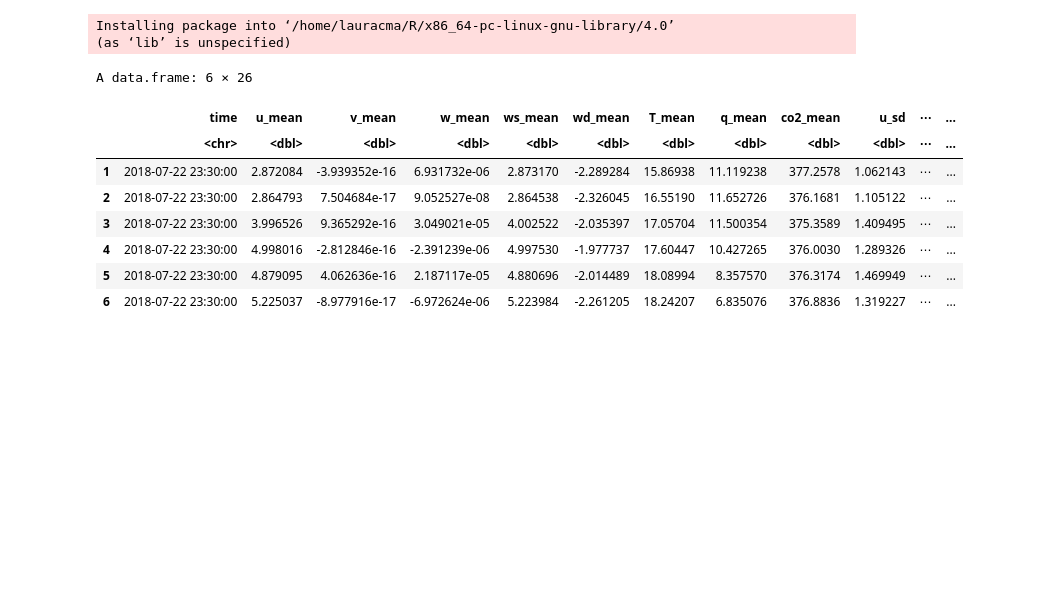
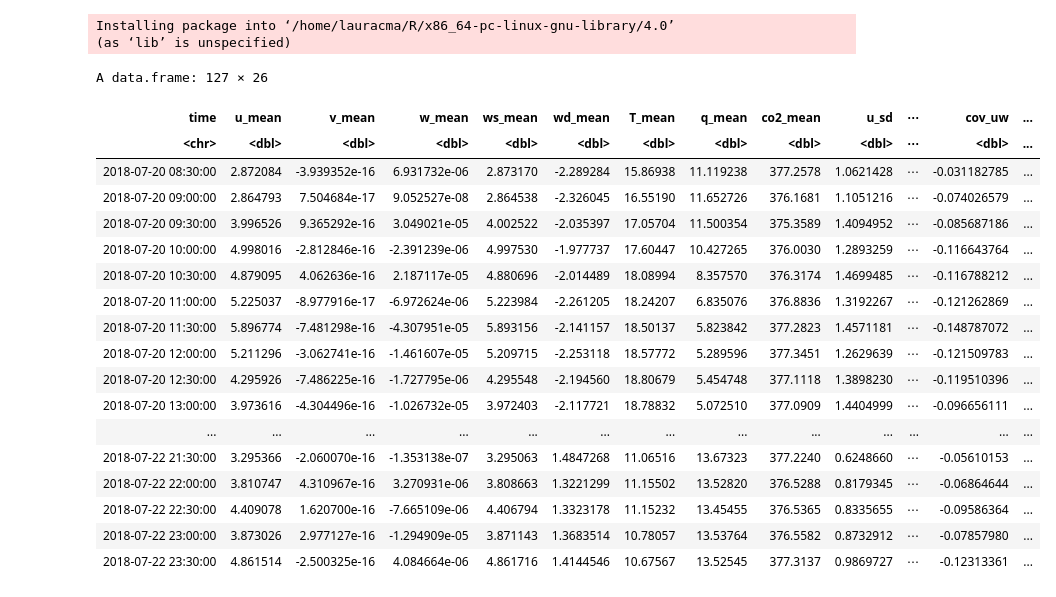
Before and after one commit to noctiluc3nt/ec_analyze, a Jupyter notebook: notebooks/01_postprocessing.ipynb, the cells around one changed output. Saved outputs shown, nothing was run; the diff lists cells and outputs as text; code cells hidden in the pictures; blank space fills up the shorter version.

```diff
--- a/notebooks/01_postprocessing.ipynb
+++ b/notebooks/01_postprocessing.ipynb
@@ -25,7 +25,7 @@ colnames(dat)=var_out
 #postprocessing per file (30 mins)
 for (i in 1:nf) {
     tmp=read.table(files[i],sep=",",header=T)
-    dat$time=tmp$X[1]
+    dat$time[i]=tmp$X[1]
     #despiking
     tmp$T_degC=despiking(tmp$T_degC,-40,30)
     tmp$u_m.s=despiking(tmp$u_m.s,-25,25)
@@ -68,16 +68,26 @@ for (i in 1:nf) {
     dat$flag_distortion[i]=flag_distortion(tmp$u_m.s,tmp$v_m.s,dir_blocked=c(340,360))
 }
 # %%
-head(dat)
+dat
 # %% [output]
-A data.frame: 6 × 26
+A data.frame: 127 × 26
-|  | time | u_mean | v_mean | w_mean | ws_mean | wd_mean | T_mean | q_mean | co2_mean | u_sd | ⋯ | ... |
-|  | <chr> | <dbl> | <dbl> | <dbl> | <dbl> | <dbl> | <dbl> | <dbl> | <dbl> | <dbl> | ⋯ | ... |
-| 1 | 2018-07-22 23:30:00 | 2.872084 | -3.939352e-16 | 6.931732e-06 | 2.873170 | -2.289284 | 15.86938 | 11.119238 | 377.2578 | 1.062143 | ⋯ | ... |
-| 2 | 2018-07-22 23:30:00 | 2.864793 | 7.504684e-17 | 9.052527e-08 | 2.864538 | -2.326045 | 16.55190 | 11.652726 | 376.1681 | 1.105122 | ⋯ | ... |
-| 3 | 2018-07-22 23:30:00 | 3.996526 | 9.365292e-16 | 3.049021e-05 | 4.002522 | -2.035397 | 17.05704 | 11.500354 | 375.3589 | 1.409495 | ⋯ | ... |
-| 4 | 2018-07-22 23:30:00 | 4.998016 | -2.812846e-16 | -2.391239e-06 | 4.997530 | -1.977737 | 17.60447 | 10.427265 | 376.0030 | 1.289326 | ⋯ | ... |
-| 5 | 2018-07-22 23:30:00 | 4.879095 | 4.062636e-16 | 2.187117e-05 | 4.880696 | -2.014489 | 18.08994 | 8.357570 | 376.3174 | 1.469949 | ⋯ | ... |
-| 6 | 2018-07-22 23:30:00 | 5.225037 | -8.977916e-17 | -6.972624e-06 | 5.223984 | -2.261205 | 18.24207 | 6.835076 | 376.8836 | 1.319227 | ⋯ | ... |
+| time | u_mean | v_mean | w_mean | ws_mean | wd_mean | T_mean | q_mean | co2_mean | u_sd | ⋯ | cov_uw | ... |
+| <chr> | <dbl> | <dbl> | <dbl> | <dbl> | <dbl> | <dbl> | <dbl> | <dbl> | <dbl> | ⋯ | <dbl> | ... |
+| 2018-07-20 08:30:00 | 2.872084 | -3.939352e-16 | 6.931732e-06 | 2.873170 | -2.289284 | 15.86938 | 11.119238 | 377.2578 | 1.0621428 | ⋯ | -0.031182785 | ... |
+| 2018-07-20 09:00:00 | 2.864793 | 7.504684e-17 | 9.052527e-08 | 2.864538 | -2.326045 | 16.55190 | 11.652726 | 376.1681 | 1.1051216 | ⋯ | -0.074026579 | ... |
+| 2018-07-20 09:30:00 | 3.996526 | 9.365292e-16 | 3.049021e-05 | 4.002522 | -2.035397 | 17.05704 | 11.500354 | 375.3589 | 1.4094952 | ⋯ | -0.085687186 | ... |
+| 2018-07-20 10:00:00 | 4.998016 | -2.812846e-16 | -2.391239e-06 | 4.997530 | -1.977737 | 17.60447 | 10.427265 | 376.0030 | 1.2893259 | ⋯ | -0.116643764 | ... |
+| 2018-07-20 10:30:00 | 4.879095 | 4.062636e-16 | 2.187117e-05 | 4.880696 | -2.014489 | 18.08994 | 8.357570 | 376.3174 | 1.4699485 | ⋯ | -0.116788212 | ... |
+| 2018-07-20 11:00:00 | 5.225037 | -8.977916e-17 | -6.972624e-06 | 5.223984 | -2.261205 | 18.24207 | 6.835076 | 376.8836 | 1.3192267 | ⋯ | -0.121262869 | ... |
+| 2018-07-20 11:30:00 | 5.896774 | -7.481298e-16 | -4.307951e-05 | 5.893156 | -2.141157 | 18.50137 | 5.823842 | 377.2823 | 1.4571181 | ⋯ | -0.148787072 | ... |
+| 2018-07-20 12:00:00 | 5.211296 | -3.062741e-16 | -1.461607e-05 | 5.209715 | -2.253118 | 18.57772 | 5.289596 | 377.3451 | 1.2629639 | ⋯ | -0.121509783 | ... |
+| 2018-07-20 12:30:00 | 4.295926 | -7.486225e-16 | -1.727795e-06 | 4.295548 | -2.194560 | 18.80679 | 5.454748 | 377.1118 | 1.3898230 | ⋯ | -0.119510396 | ... |
+| 2018-07-20 13:00:00 | 3.973616 | -4.304496e-16 | -1.026732e-05 | 3.972403 | -2.117721 | 18.78832 | 5.072510 | 377.0909 | 1.4404999 | ⋯ | -0.096656111 | ... |
+| ... | ... | ... | ... | ... | ... | ... | ... | ... | ... | ... | ... | ... |
+| 2018-07-22 21:30:00 | 3.295366 | -2.060070e-16 | -1.353138e-07 | 3.295063 | 1.4847268 | 11.06516 | 13.67323 | 377.2240 | 0.6248660 | ⋯ | -0.05610153 | ... |
+| 2018-07-22 22:00:00 | 3.810747 | 4.310967e-16 | 3.270931e-06 | 3.808663 | 1.3221299 | 11.15502 | 13.52820 | 376.5288 | 0.8179345 | ⋯ | -0.06864644 | ... |
+| 2018-07-22 22:30:00 | 4.409078 | 1.620700e-16 | -7.665109e-06 | 4.406794 | 1.3323178 | 11.15232 | 13.45455 | 376.5365 | 0.8335655 | ⋯ | -0.09586364 | ... |
+| 2018-07-22 23:00:00 | 3.873026 | 2.977127e-16 | -1.294909e-05 | 3.871143 | 1.3683514 | 10.78057 | 13.53764 | 376.5582 | 0.8732912 | ⋯ | -0.07857980 | ... |
+| 2018-07-22 23:30:00 | 4.861514 | -2.500325e-16 | 4.084664e-06 | 4.861716 | 1.4144546 | 10.67567 | 13.52545 | 377.3137 | 0.9869727 | ⋯ | -0.12313361 | ... |
 # %%
 saveRDS(dat,file="../data/ec-data_30min_processed/processed_data_example.rds")
```
Also changed, not shown: 4 other files.
